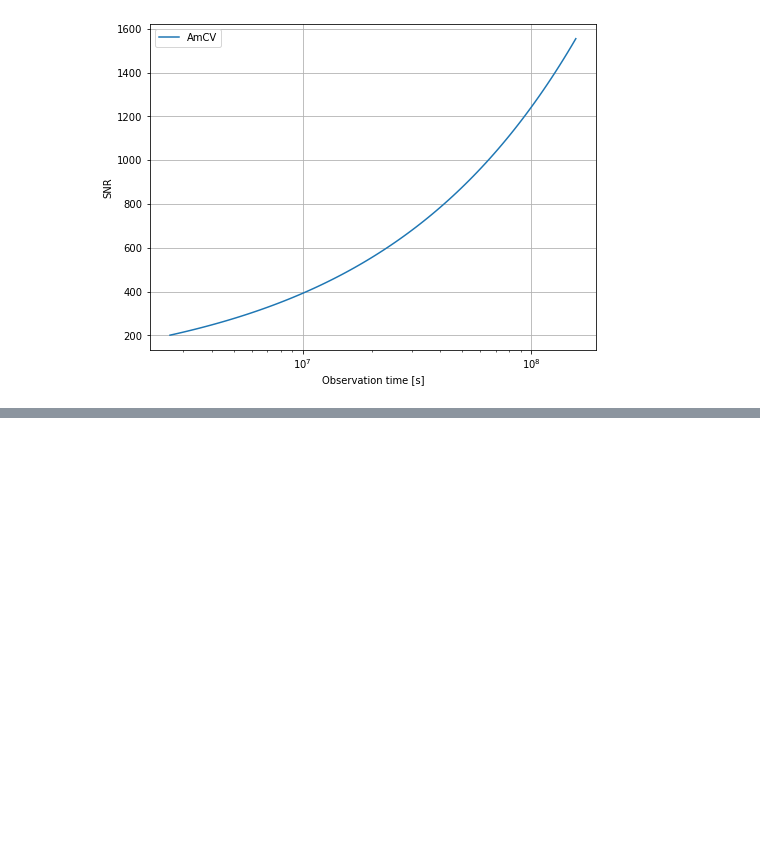
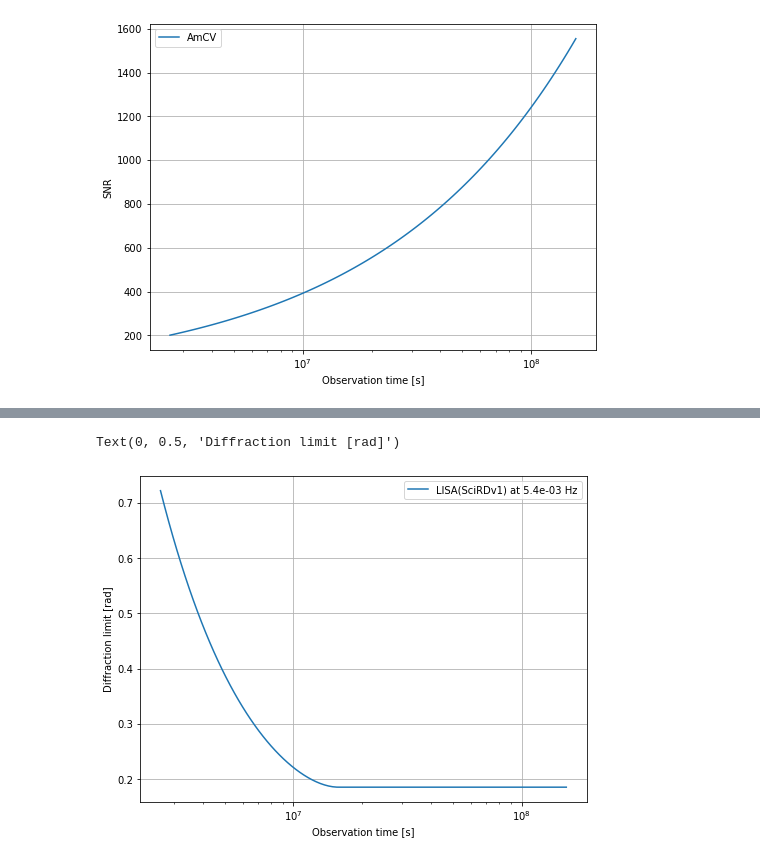
Before and after one commit to JohnGBaker/GWI-metrics, a Jupyter notebook: Notebooks/CWSNRNotebook.ipynb, the cells around one changed output, grey strips where cells are left out. Cells and saved outputs as stored; diff of their text form; code cells hidden in the pictures; blank space fills up the shorter version.

```diff
--- a/Notebooks/CWSNRNotebook.ipynb
+++ b/Notebooks/CWSNRNotebook.ipynb
@@ -77,5 +78,5 @@ AmCV = {
 # %%
 # first we do a single point estimate
-snr = metrics.getSourceSnr(AmCV,LISASciRDv1)
-snr
+snr,AmCV = metrics.getSourceSnr(AmCV,LISASciRDv1)
+print('SNR = %4.1f' % snr)
 # %% [output]
@@ -85,7 +86,7 @@ snr
 t = np.logspace(np.log10((1/12)*np.pi*1e7),np.log10(5*np.pi*1e7),100)
 source = AmCV.copy()
 source['T'] = t
-snrt = metrics.getSourceSnr(source,LISASciRDv1)
+snrt, source = metrics.getSourceSnr(source,LISASciRDv1)
 
 plt.figure(figsize=[8,6])
 plt.plot(t,snrt,label=AmCV.get('label'))
@@ -99,0 +113,17 @@ Text(0, 0.5, 'SNR')
+# %%
+# Estimate diffraction limit as a function of time
+lamGW = constants.c / source.get('f0')
+t = source.get('T')
+theta = 2*np.pi*np.clip(t/(LISASciRDv1.get('Torbit')*constants.year),0,0.5)
+B = LISASciRDv1.get('Rorbit')*constants.AU*np.sqrt(2*(1-np.cos(theta)))
+deltaThetaDiff = (lamGW/constants.c)/B
+plt.figure(figsize=[8,6])
+plt.plot(t,deltaThetaDiff,label='%s at %2.1e Hz' % (LISASciRDv1.get('label'), source.get('f0')))
+plt.legend()
+plt.xscale('log')
+plt.grid(True)
+plt.xlabel('Observation time [s]')
+plt.ylabel('Diffraction limit [rad]')
+# %% [output]
+Text(0, 0.5, 'Diffraction limit [rad]')
+[figure, added]
```
Also changed, not shown: parts of 5 cells of this notebook, 1 other file.
